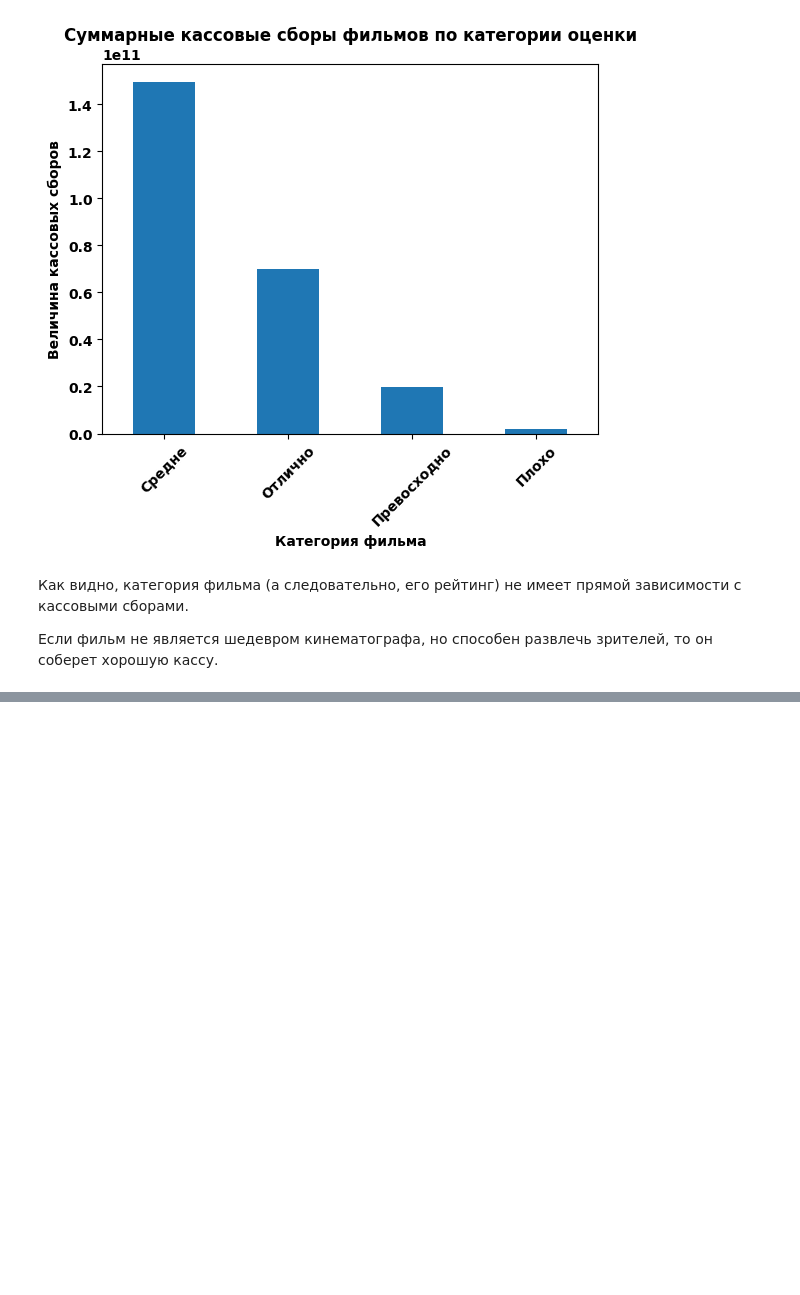
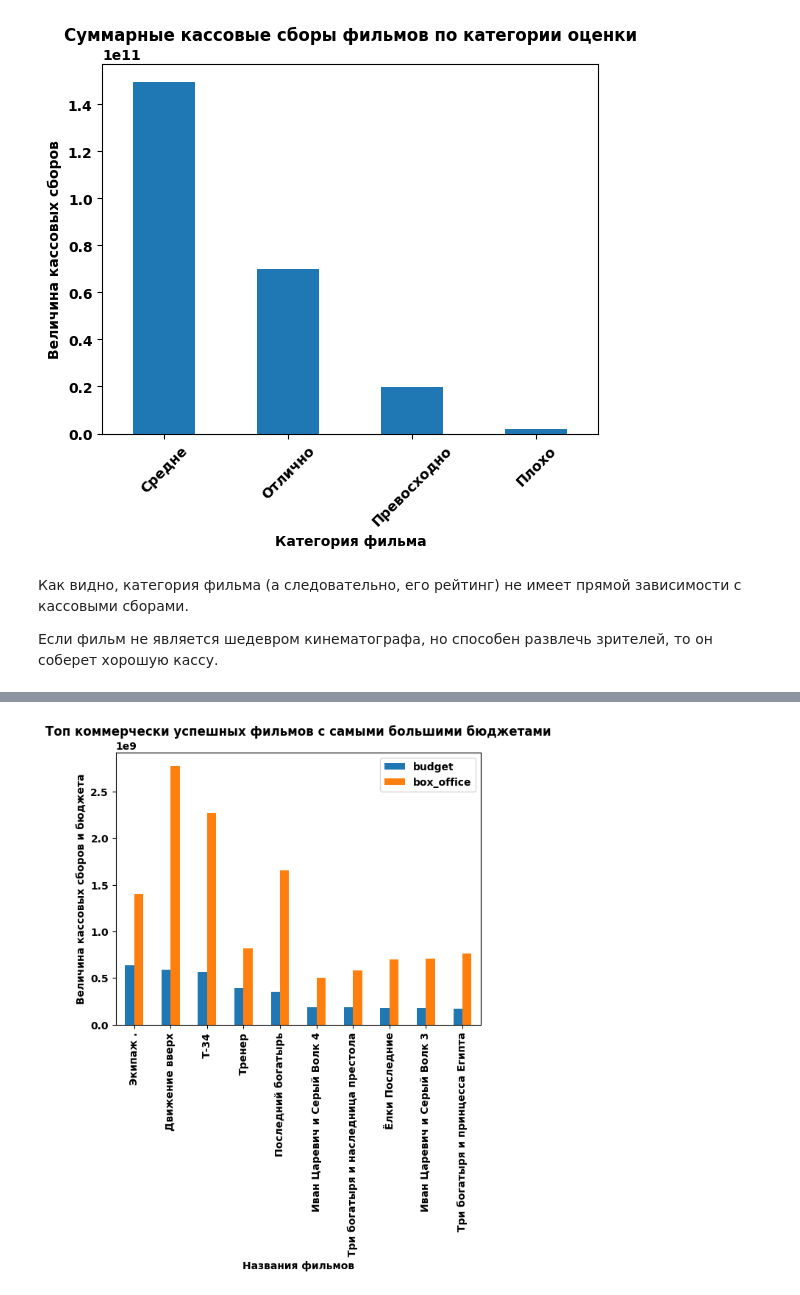
Before and after one commit to MrKostas/YandexPractikum_projects, a Jupyter notebook: notebooks/FourthPetProject_MainProject1.ipynb, the cells around one changed output, grey strips where cells are left out. Saved outputs shown, nothing was run; the diff lists cells and outputs as text; code cells hidden in the pictures; blank space fills up the shorter version.

```diff
--- a/notebooks/FourthPetProject_MainProject1.ipynb
+++ b/notebooks/FourthPetProject_MainProject1.ipynb
@@ -1003,0 +1047,4 @@ plt.show()
+# %%
+success_report(success_data, 'budget', 'box_office', 'title', 10, 'Топ коммерчески успешных фильмов с самыми большими бюджетами', 'Названия фильмов', 'Величина кассовых сборов и бюджета')
+# %% [output]
+[figure, added]
```
Also changed, not shown: parts of 13 cells of this notebook.
